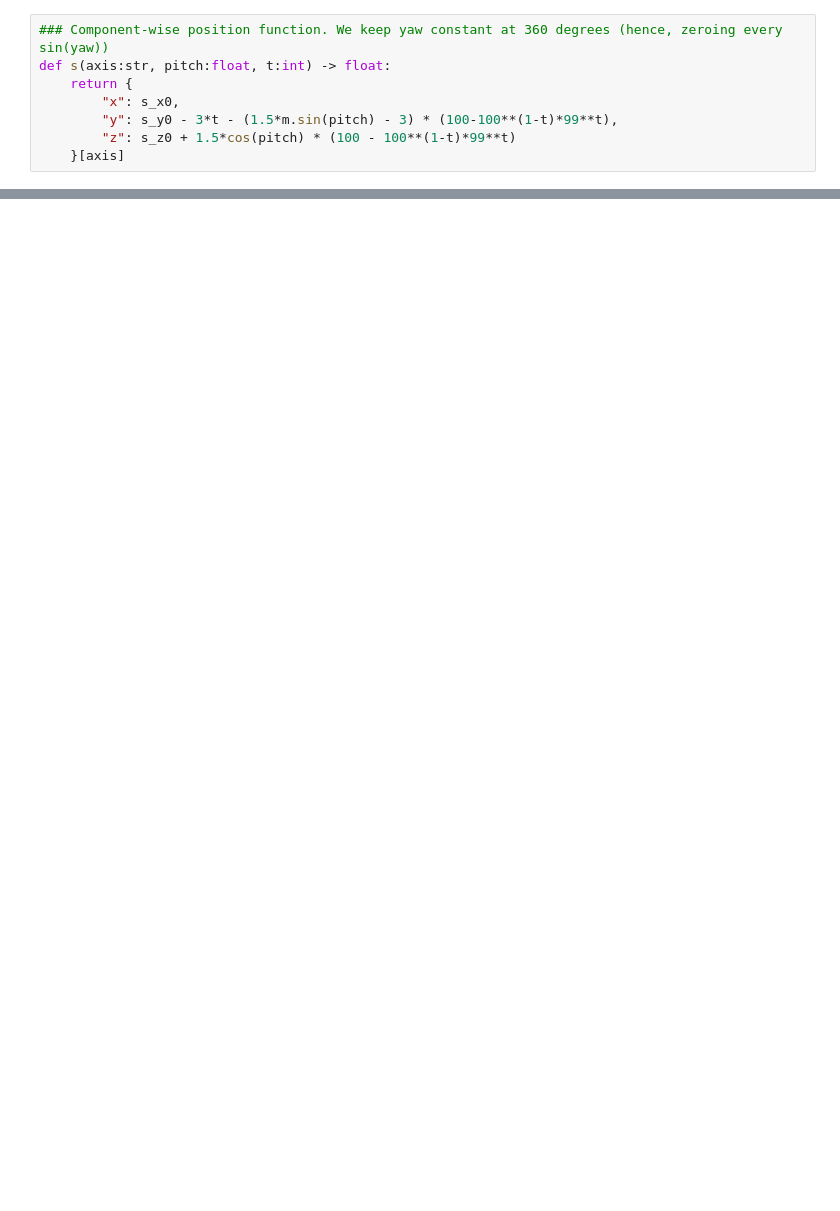
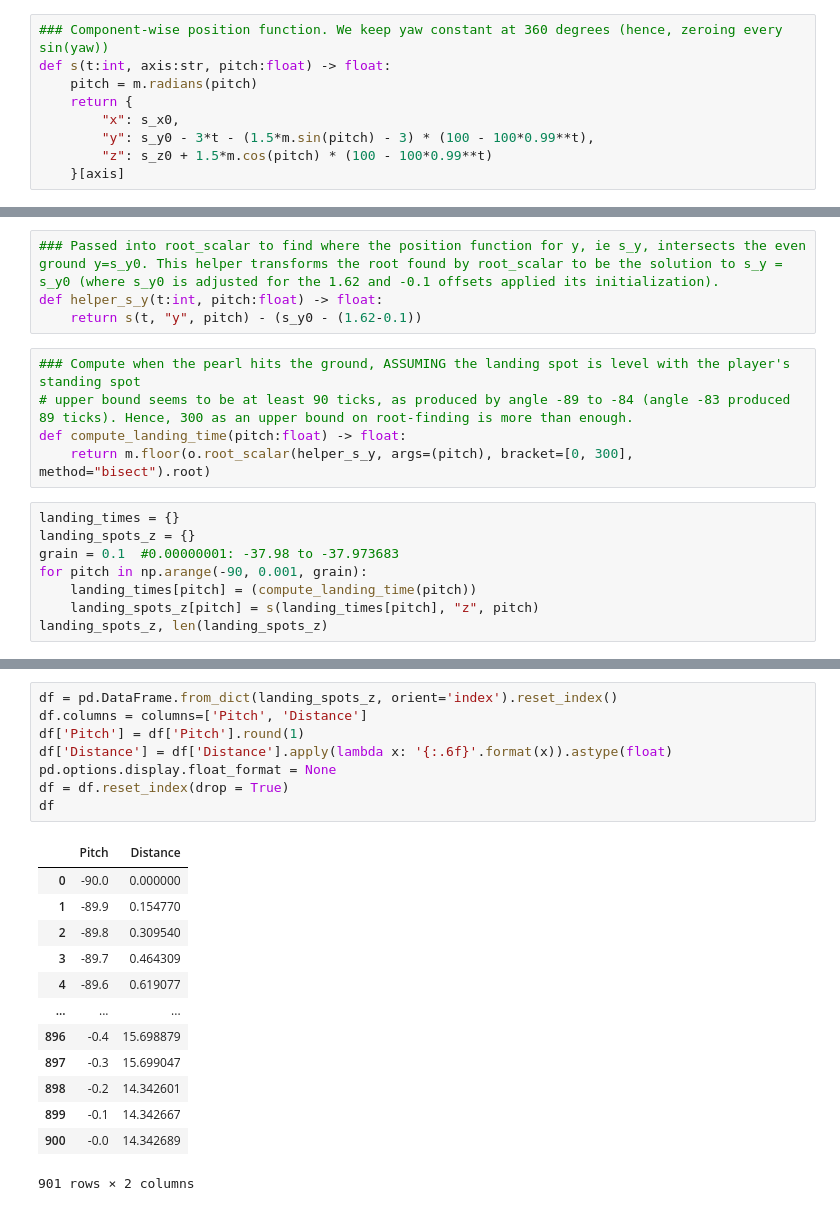
Before and after one commit to julialuongw/minecraft-ender-pearl-physics-derivations, a Jupyter notebook: sim.ipynb, the cells around one changed output, grey strips where cells are left out. Drawn from its saved outputs; the diff is of its cells as text; blank space fills up the shorter version.

```diff
--- a/sim.ipynb
+++ b/sim.ipynb
@@ -27,9 +37,10 @@ def v(axis:str, pitch:float, t:int) -> float:
     }[axis]
 # %%
 ### Component-wise position function. We keep yaw constant at 360 degrees (hence, zeroing every sin(yaw))
-def s(axis:str, pitch:float, t:int) -> float:
+def s(t:int, axis:str, pitch:float) -> float:
+    pitch = m.radians(pitch)
     return {
         "x": s_x0,
-        "y": s_y0 - 3*t - (1.5*m.sin(pitch) - 3) * (100-100**(1-t)*99**t),
-        "z": s_z0 + 1.5*cos(pitch) * (100 - 100**(1-t)*99**t)
+        "y": s_y0 - 3*t - (1.5*m.sin(pitch) - 3) * (100 - 100*0.99**t),
+        "z": s_z0 + 1.5*m.cos(pitch) * (100 - 100*0.99**t)
     }[axis]
@@ -45,0 +47,17 @@ result
+# %%
+### Passed into root_scalar to find where the position function for y, ie s_y, intersects the even ground y=s_y0. This helper transforms the root found by root_scalar to be the solution to s_y = s_y0 (where s_y0 is adjusted for the 1.62 and -0.1 offsets applied its initialization).
+def helper_s_y(t:int, pitch:float) -> float:
+    return s(t, "y", pitch) - (s_y0 - (1.62-0.1))
+# %%
+### Compute when the pearl hits the ground, ASSUMING the landing spot is level with the player's standing spot
+# upper bound seems to be at least 90 ticks, as produced by angle -89 to -84 (angle -83 produced 89 ticks). Hence, 300 as an upper bound on root-finding is more than enough.
+def compute_landing_time(pitch:float) -> float:
+    return m.floor(o.root_scalar(helper_s_y, args=(pitch), bracket=[0, 300], method="bisect").root)
+# %%
+landing_times = {}
+landing_spots_z = {}
+grain = 0.1  #0.00000001: -37.98 to -37.973683
+for pitch in np.arange(-90, 0.001, grain):
+    landing_times[pitch] = (compute_landing_time(pitch))
+    landing_spots_z[pitch] = s(landing_times[pitch], "z", pitch)
+landing_spots_z, len(landing_spots_z)
@@ -45,0 +82,22 @@ result
+# %%
+df = pd.DataFrame.from_dict(landing_spots_z, orient='index').reset_index()
+df.columns = columns=['Pitch', 'Distance']
+df['Pitch'] = df['Pitch'].round(1)
+df['Distance'] = df['Distance'].apply(lambda x: '{:.6f}'.format(x)).astype(float)
+pd.options.display.float_format = None
+df = df.reset_index(drop = True)
+df
+# %% [output]
+|  | Pitch | Distance |
+| 0 | -90.0 | 0.000000 |
+| 1 | -89.9 | 0.154770 |
+| 2 | -89.8 | 0.309540 |
+| 3 | -89.7 | 0.464309 |
+| 4 | -89.6 | 0.619077 |
+| ... | ... | ... |
+| 896 | -0.4 | 15.698879 |
+| 897 | -0.3 | 15.699047 |
+| 898 | -0.2 | 14.342601 |
+| 899 | -0.1 | 14.342667 |
+| 900 | -0.0 | 14.342689 |
+901 rows × 2 columns
```
Also changed, not shown: parts of 18 cells of this notebook.
